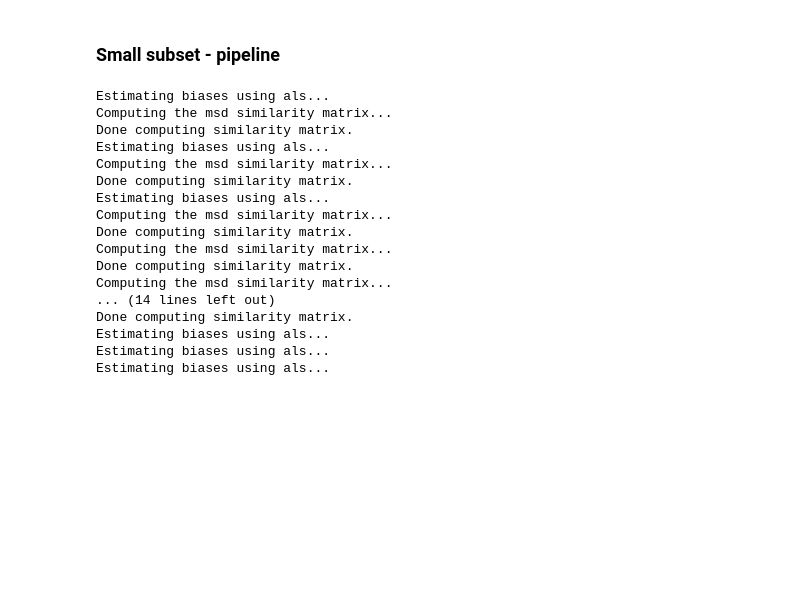
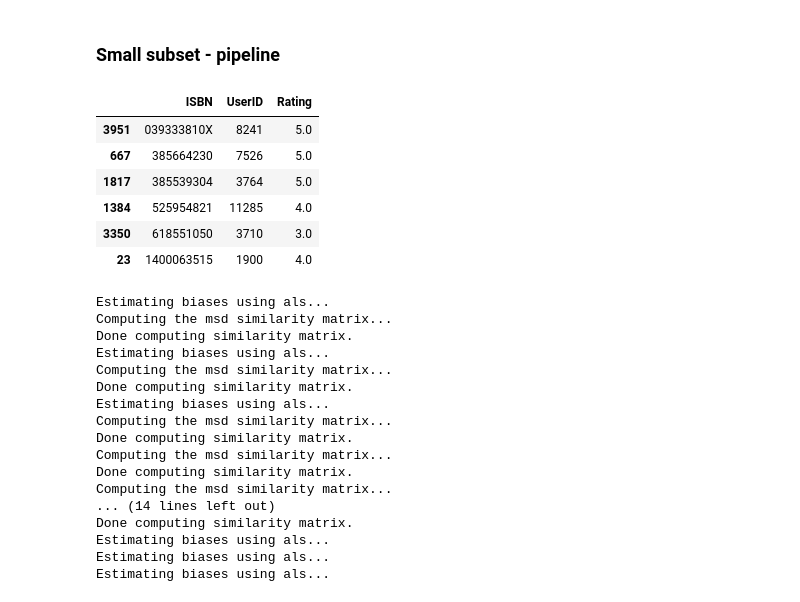
Before and after one commit to dilkinn/PopularScienceBookRecommender, a Jupyter notebook: notebooks/collaborative_filtering.ipynb, the cells around one changed output. Cells and saved outputs as stored; diff of their text form; code cells hidden in the pictures; blank space fills up the shorter version.

```diff
--- a/notebooks/collaborative_filtering.ipynb
+++ b/notebooks/collaborative_filtering.ipynb
@@ -16,6 +16,16 @@ from sklearn.metrics import mean_squared_error
 ### Small subset - pipeline
 # %%
 reviews_df = pd.read_csv('../data/small_dataset/reviews.csv')
+# %%
+reviews_df[['ISBN','UserID', 'Rating']].sample(6)
+# %% [output]
+|  | ISBN | UserID | Rating |
+| 3951 | 039333810X | 8241 | 5.0 |
+| 667 | 385664230 | 7526 | 5.0 |
+| 1817 | 385539304 | 3764 | 5.0 |
+| 1384 | 525954821 | 11285 | 4.0 |
+| 3350 | 618551050 | 3710 | 3.0 |
+| 23 | 1400063515 | 1900 | 4.0 |
 # %%
 reader = Reader(rating_scale=(1, 5))
 data = Dataset.load_from_df(reviews_df[[ 'UserID', 'ISBN', 'Rating']], reader)
```
Also changed, not shown: 6 other files.
